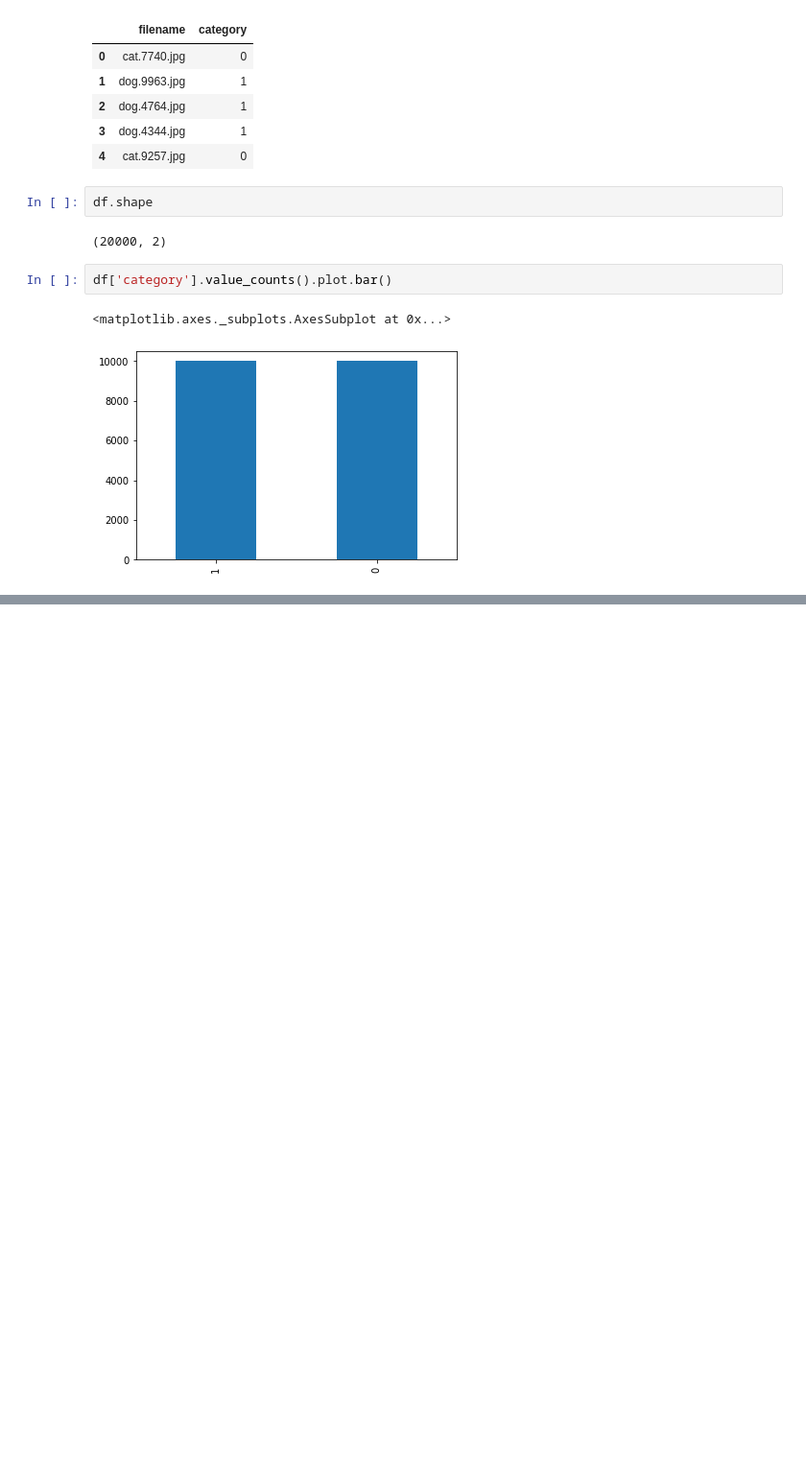
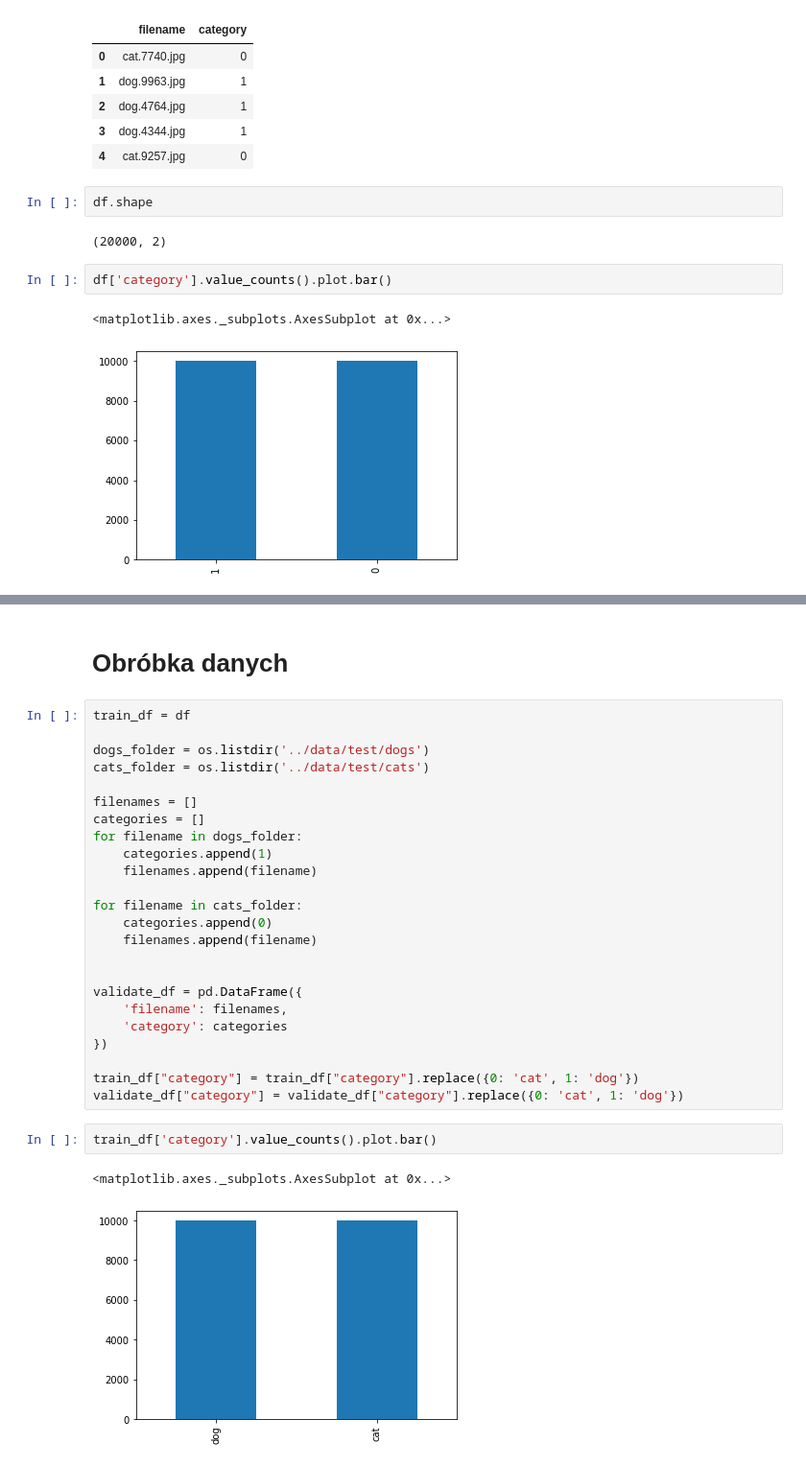
Before and after one commit to Torak28/Image-manipulation-detection, a Jupyter notebook: PoC - CNN/CNN - CatDog.ipynb, the cells around one changed output, grey strips where cells are left out. Shown at 96% size. Drawn from its saved outputs; the diff is of its cells as text; blank space fills up the shorter version.

```diff
--- a/PoC - CNN/CNN - CatDog.ipynb
+++ b/PoC - CNN/CNN - CatDog.ipynb
@@ -96,0 +97,31 @@ plt.imshow(image)
+# %% [markdown]
+# Obróbka danych
+# %%
+train_df = df
+
+dogs_folder = os.listdir('../data/test/dogs')
+cats_folder = os.listdir('../data/test/cats')
+
+filenames = []
+categories = []
+for filename in dogs_folder:
+    categories.append(1)
+    filenames.append(filename)
+
+for filename in cats_folder:
+    categories.append(0)
+    filenames.append(filename)
+
+
+validate_df = pd.DataFrame({
+    'filename': filenames,
+    'category': categories
+})
+
+train_df["category"] = train_df["category"].replace({0: 'cat', 1: 'dog'})
+validate_df["category"] = validate_df["category"].replace({0: 'cat', 1: 'dog'})
+# %%
+train_df['category'].value_counts().plot.bar()
+# %% [output]
+<matplotlib.axes._subplots.AxesSubplot at 0x...>
+[figure, added]
```
Also changed, not shown: parts of 19 cells of this notebook.
